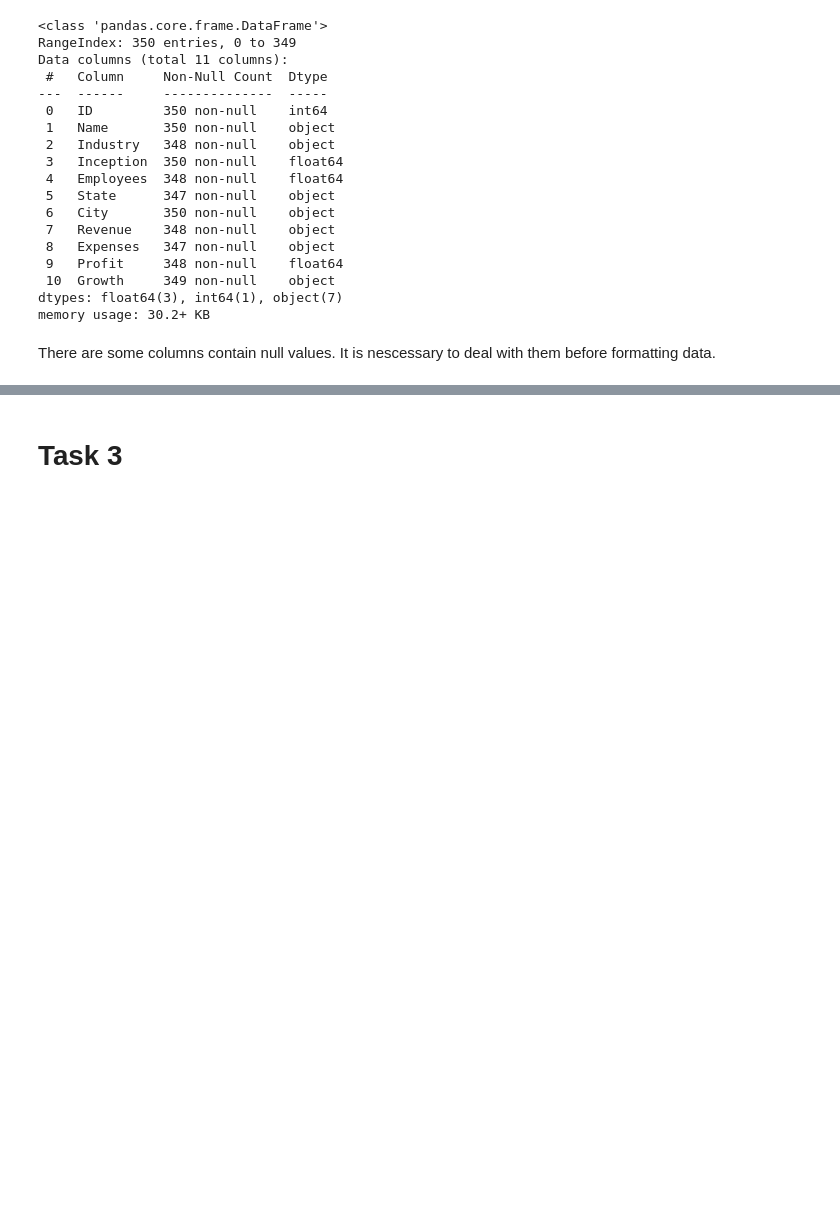
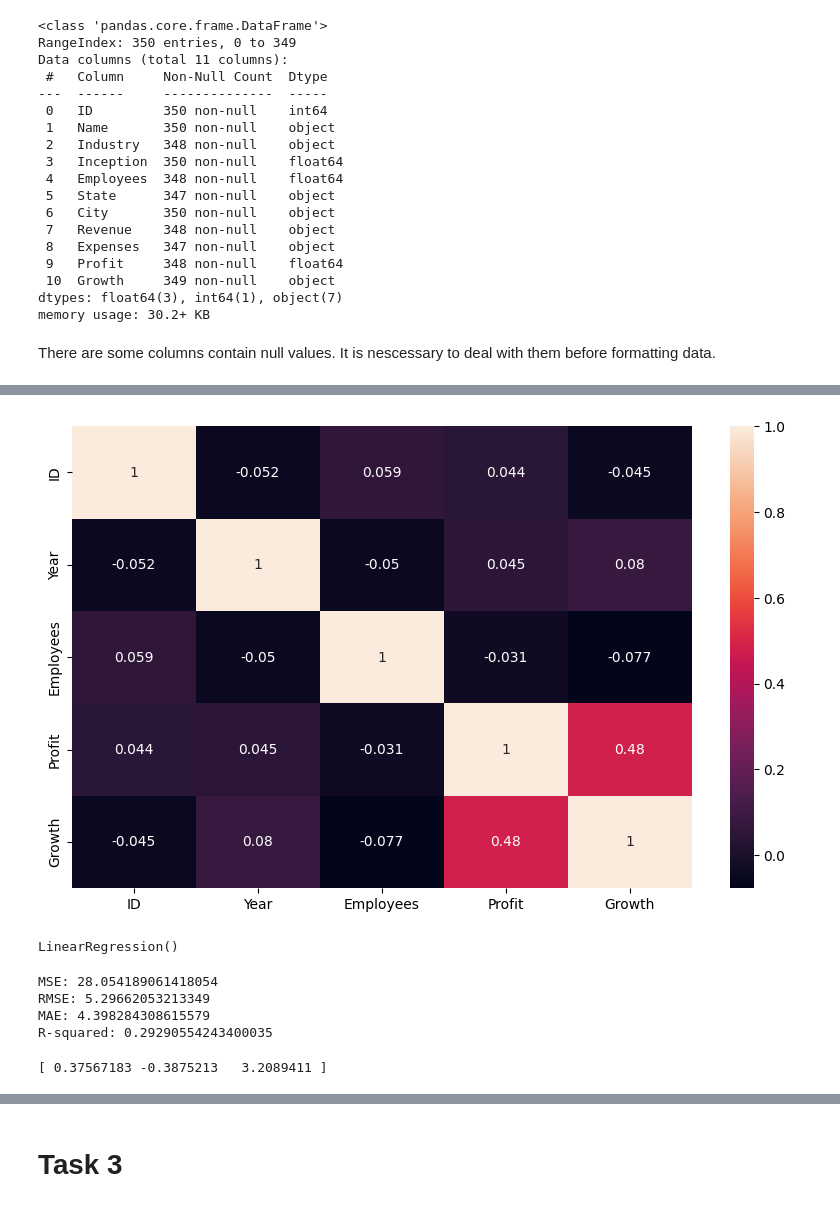
Before and after one commit to derkaiser9423/PythonPracticeProject, a Jupyter notebook: Assigment_2_s8091335.ipynb, the cells around one changed output, grey strips where cells are left out. Cells and saved outputs as stored; diff of their text form; code cells hidden in the pictures; blank space fills up the shorter version.

```diff
--- a/Assigment_2_s8091335.ipynb
+++ b/Assigment_2_s8091335.ipynb
@@ -257,11 +258,8 @@ df.at[301, 'State'] = 'NY'
 # %%
 # Remove the $ unit and the string "Dollars" in columns
 df['Revenue'] = df['Revenue'].str.replace('$', '')
-df['Expenses']=df['Expenses'].str.replace(' Dollars', '')
+df['Growth'] = df['Growth'].str.replace('%', '')
 
-# Make sure that all data types are correct
 df['Inception'] = df['Inception'].astype(int) # Starting year
 df['Employees'] = df['Employees'].astype(int) # Number of employee cannot be float
-df['Revenue'] = df['Revenue'].apply(np.float()) # Convert from text to float
-df['Expenses'] = df['Expenses'].apply(np.float()) # Convert from text to float
-df['Growth'] = df['Growth'].apply(np.float()) # Convert from text to float
+df['Growth'] = df['Growth'].apply(float)
@@ -269,0 +338,8 @@ NameError: ignored
+# %%
+# Check the correlation coefficient of variables by using heatmap
+
+plt.figure(figsize=(10,6))
+sns.heatmap(df.corr(), annot=True)
+plt.show()
+# %% [output]
+[figure, added]
@@ -269,0 +361,5 @@ NameError: ignored
+# %%
+model = LinearRegression()
+model.fit(X_train, y_train)
+# %% [output]
+LinearRegression()
@@ -269,0 +368,20 @@ NameError: ignored
+# %%
+# Calculate the error metrics
+mse = np.mean((y_pred - y_test)**2)
+rmse = np.sqrt(mse)
+mae = np.mean(np.abs(y_pred - y_test))
+r2 = model.score(X_test, y_test)
+
+print('MSE:', mse)
+print('RMSE:', rmse)
+print('MAE:', mae)
+print('R-squared:', r2)
+# %% [output]
+MSE: 28.054189061418054
+RMSE: 5.29662053213349
+MAE: 4.398284308615579
+R-squared: 0.29290554243400035
+# %%
+print(model.coef_)
+# %% [output]
+[ 0.37567183 -0.3875213   3.2089411 ]
```
Also changed, not shown: parts of 20 cells of this notebook.
